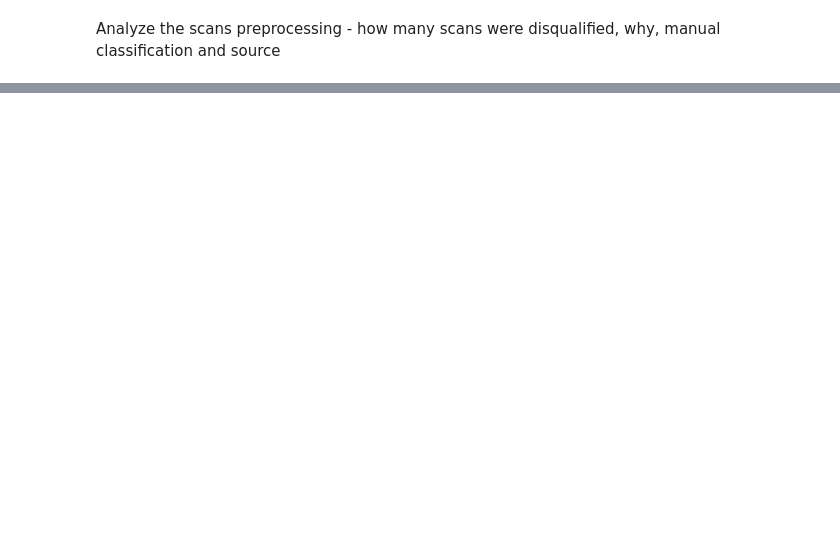
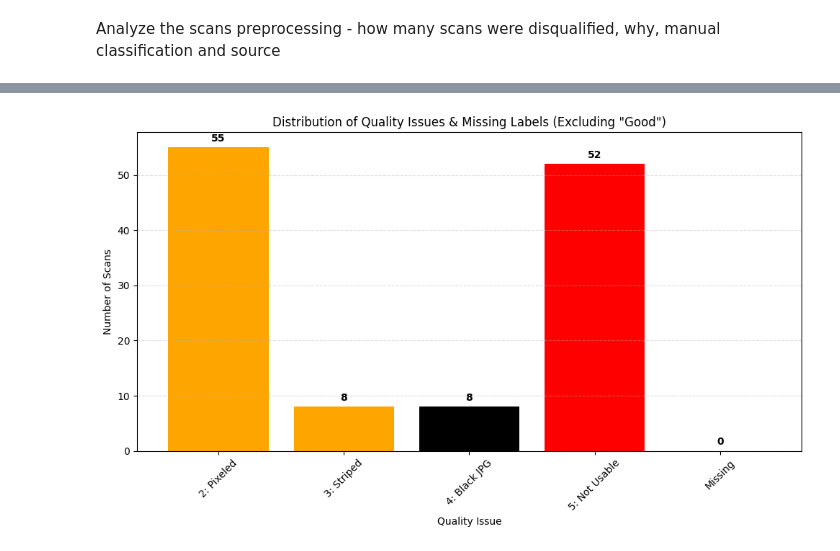
Before and after one commit to GaiaNegev13/legacy_pipe, a Jupyter notebook: legacy_pipe/manual_labeling/classification_analysis.ipynb, the cells around one changed output, grey strips where cells are left out. Saved outputs shown, nothing was run; the diff lists cells and outputs as text; code cells hidden in the pictures; blank space fills up the shorter version.

```diff
--- a/legacy_pipe/manual_labeling/classification_analysis.ipynb
+++ b/legacy_pipe/manual_labeling/classification_analysis.ipynb
@@ -46,0 +194,40 @@ See the caveats in the documentation: https://pandas.pydata.org/pandas-docs/stab
+# %%
+# 2. Filter out the "Good" labels (1) and calculate counts
+# We focus only on the issues and missing values
+filtered_scans = final_labeled_scans[final_labeled_scans['classification_label'] != 1]
+counts_series = filtered_scans['classification_label'].value_counts(dropna=False)
+
+# 3. Rename the index to descriptive names
+counts_series.index = [label_names.get(i, 'Missing') if pd.notna(i) else 'Missing' for i in counts_series.index]
+
+# 4. Reindex to ensure a logical order (2, 3, 4, 5, Missing)
+order = ['2: Pixeled', '3: Striped', '4: Black JPG', '5: Not Usable', 'Missing']
+counts_series = counts_series.reindex(order).fillna(0)
+
+# 5. Map the colors to the labels present in the filtered series
+colors = [color_map[label] for label in counts_series.index]
+
+# 6. Plot
+plt.figure(figsize=(10, 6))
+ax = counts_series.plot(kind='bar', width=0.8, color=colors)
+
+plt.title('Distribution of Quality Issues & Missing Labels (Excluding "Good")')
+plt.xlabel('Quality Issue')
+plt.ylabel('Number of Scans')
+plt.xticks(rotation=45)
+plt.grid(axis='y', linestyle='--', alpha=0.4)
+
+# Add text labels on top of bars so you can see exact numbers for the 3M row dataset
+for p in ax.patches:
+    height = p.get_height()
+    ax.annotate(f'{int(height)}',
+                (p.get_x() + p.get_width() / 2., height),
+                ha='center', va='center',
+                xytext=(0, 9),
+                textcoords='offset points',
+                fontweight='bold')
+
+plt.tight_layout()
+plt.show()
+# %% [output]
+[figure, added]
```
Also changed, not shown: parts of 12 cells of this notebook.
